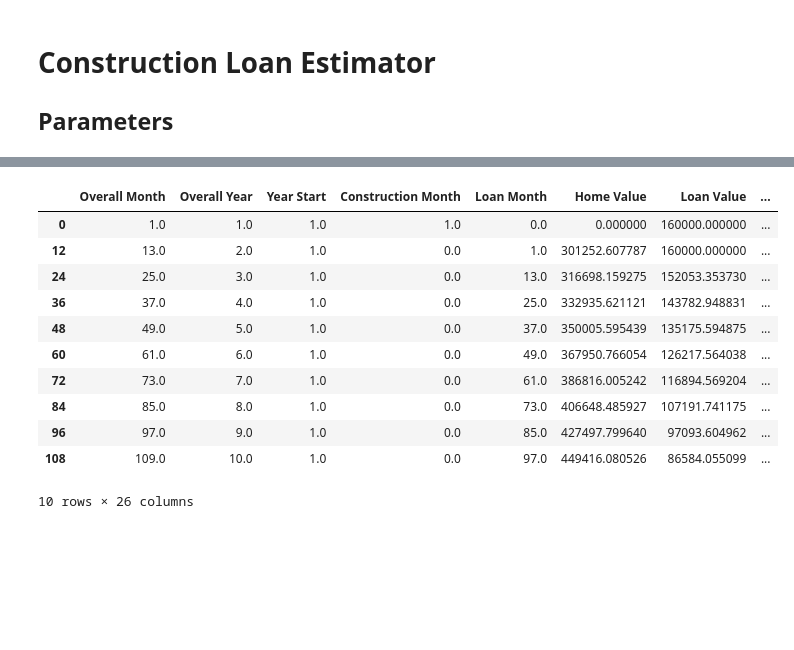
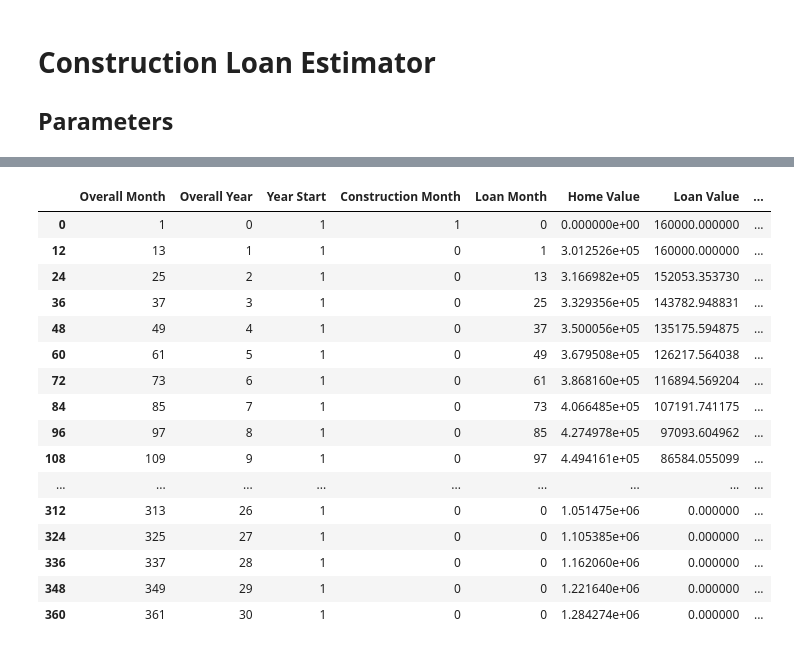
Before and after one commit to turnersale/construction_loan_estimator, a Jupyter notebook: construction_loan_notebook.ipynb, the cells around one changed output, grey strips where cells are left out. Saved outputs shown, nothing was run; the diff lists cells and outputs as text; code cells hidden in the pictures; blank space fills up the shorter version.

```diff
--- a/construction_loan_notebook.ipynb
+++ b/construction_loan_notebook.ipynb
@@ -3,6 +3,7 @@
 
 ## Parameters
 # %%
+# All imports
 import pandas as pd
 from bokeh.plotting import figure, show
 from bokeh.io import output_notebook
@@ -12,6 +13,8 @@ from pandas.tseries.offsets import DateOffset
 import numpy as np
 from math import e
 
+# Global options
+pd.set_option('display.max_columns', None)
 output_notebook()
 # %% [output]
 Loading BokehJS ...
@@ -41,28 +44,31 @@ loan_interest_rate = 0.04
 loan_rate_monthly = loan_interest_rate / 12
 investment_growth_rate = 0.06
 investment_growth_rate_monthly = investment_growth_rate / 12
+years_to_consider = 30
+months_to_consider = years_to_consider * 12
 # %%
 # Create blank table for monthly level data
 monthly_data = pd.DataFrame()
 
 # Create Period to offset the index by one, to indicate month and create periods
-monthly_data['Overall Month'] = range(1, loan_term_months + construction_term + 2)
-monthly_data['Overall Year'] = ((monthly_data['Overall Month'] - 1) // 12) + 1
+monthly_data['Overall Month'] = range(1, months_to_consider + 2)
+monthly_data['Overall Year'] = ((monthly_data['Overall Month'] - 1) // 12)
 monthly_data['Year Start'] = np.where((((monthly_data['Overall Month'] - 1) // 12) == (monthly_data['Overall Month'] - 1) / 12) | (monthly_data['Overall Month'] == 1), 1, 0)
 monthly_data['Construction Month'] = np.where(monthly_data['Overall Month'] <= construction_term, monthly_data['Overall Month'], 0)
-monthly_data['Loan Month'] = np.where(monthly_data['Overall Month'] > construction_term, monthly_data['Overall Month'] - construction_term, 0)
+monthly_data['Loan Month'] = np.where((monthly_data['Overall Month'] > construction_term) & (monthly_data['Overall Month'] < (construction_term + loan_term_months)), monthly_data['Overall Month'] - construction_term, 0)
 
 # Calculate home value
-monthly_data['Home Value'] = np.where(monthly_data['Overall Month'] <= construction_term, 0, completed_value * (e**(home_appreciation_month * (monthly_data['Loan Month']))))
+monthly_data['Home Value'] = np.where(monthly_data['Overall Month'] <= construction_term, 0, completed_value * (e**(home_appreciation_month * (monthly_data['Overall Month'] - construction_term))))
 
 # Calculate loan value
 monthly_data['Loan Value'] = np.where(monthly_data['Loan Month'] != 0, total_loan_amount * (((1 + loan_rate_monthly) ** (loan_term_months)) - ((1 + loan_rate_monthly)**(monthly_data['Loan Month'] - 1))) / ((1 + loan_rate_monthly)**(loan_term_months) - 1), total_loan_amount)
+monthly_data['Loan Value'] = np.where(monthly_data['Overall Month'] > (construction_term + loan_term_months), 0, monthly_data['Loan Value'])
 
 # Calculate disbursement payments in a linear fashion
 monthly_data['Construction Disbursements'] = np.where(monthly_data['Overall Month'] <= construction_term, total_loan_amount / construction_term, 0)
 
 # Calculate monthly payments
-monthly_data['Mortgage Payment'] = np.where(monthly_data['Overall Month'] > construction_term, total_loan_amount * (loan_rate_monthly * ((1 + loan_rate_monthly)**loan_term_months)) / ((1 + loan_rate_monthly)**loan_term_months - 1), 0)
+monthly_data['Mortgage Payment'] = np.where((monthly_data['Overall Month'] > construction_term) & (monthly_data['Overall Month'] < (construction_term + loan_term_months)), total_loan_amount * (loan_rate_monthly * ((1 + loan_rate_monthly)**loan_term_months)) / ((1 + loan_rate_monthly)**loan_term_months - 1), 0)
 
 # Calculate interest payment
 monthly_data['Interest Payment'] = np.where(monthly_data['Overall Month'] <= construction_term, monthly_data['Construction Disbursements'].cumsum() * loan_rate_monthly, monthly_data['Loan Value'] * loan_rate_monthly)
@@ -88,6 +94,7 @@ monthly_data['Cumulative Home Payments'] = monthly_data['Total Home Payments'].c
 monthly_data['Equity Ownership Proportion'] = 1- (monthly_data['Loan Value'] / total_loan_amount)
 monthly_data['Equity Value'] = monthly_data['Equity Ownership Proportion'] * monthly_data['Home Value']
 monthly_data['Equity Gain'] = monthly_data['Equity Value'] - monthly_data['Cumulative Home Payments']
+monthly_data['Gains upon Sale'] = monthly_data['Home Value'] - monthly_data['Cumulative Home Payments'] - monthly_data['Loan Value']
 
 # Calculate rent payments
 monthly_data['Rent Payments'] = initial_rent * (e**(rent_growth_rate_monthly * (monthly_data['Overall Month'] - 1)))
@@ -99,6 +106,6 @@ monthly_data['Rent Investment'] = down_payment * (e**(investment_growth_rate_mon
 # Calculate when intersection points
 monthly_data['Decision'] = np.where(monthly_data['Cumulative Rent Payments'] - monthly_data['Cumulative Home Payments'] > 0, 'Buy', 'Rent')
 
-monthly_data.head(24)
+monthly_data
 # %% [output]
 |  | Overall Month | Overall Year | Year Start | Construction Month | Loan Month | Home Value | Loan Value | ... |
@@ -122,20 +124,26 @@ monthly_data.head(24)
 # %%
 # Shrink set to year starts for simpler graphs
 year_data = monthly_data.loc[monthly_data['Year Start'] == 1]
-year_data.head(10)
+
+year_data
 # %% [output]
 |  | Overall Month | Overall Year | Year Start | Construction Month | Loan Month | Home Value | Loan Value | ... |
-| 0 | 1.0 | 1.0 | 1.0 | 1.0 | 0.0 | 0.000000 | 160000.000000 | ... |
-| 12 | 13.0 | 2.0 | 1.0 | 0.0 | 1.0 | 301252.607787 | 160000.000000 | ... |
-| 24 | 25.0 | 3.0 | 1.0 | 0.0 | 13.0 | 316698.159275 | 152053.353730 | ... |
-| 36 | 37.0 | 4.0 | 1.0 | 0.0 | 25.0 | 332935.621121 | 143782.948831 | ... |
-| 48 | 49.0 | 5.0 | 1.0 | 0.0 | 37.0 | 350005.595439 | 135175.594875 | ... |
-| 60 | 61.0 | 6.0 | 1.0 | 0.0 | 49.0 | 367950.766054 | 126217.564038 | ... |
-| 72 | 73.0 | 7.0 | 1.0 | 0.0 | 61.0 | 386816.005242 | 116894.569204 | ... |
-| 84 | 85.0 | 8.0 | 1.0 | 0.0 | 73.0 | 406648.485927 | 107191.741175 | ... |
-| 96 | 97.0 | 9.0 | 1.0 | 0.0 | 85.0 | 427497.799640 | 97093.604962 | ... |
-| 108 | 109.0 | 10.0 | 1.0 | 0.0 | 97.0 | 449416.080526 | 86584.055099 | ... |
+| 0 | 1 | 0 | 1 | 1 | 0 | 0.000000e+00 | 160000.000000 | ... |
+| 12 | 13 | 1 | 1 | 0 | 1 | 3.012526e+05 | 160000.000000 | ... |
+| 24 | 25 | 2 | 1 | 0 | 13 | 3.166982e+05 | 152053.353730 | ... |
+| 36 | 37 | 3 | 1 | 0 | 25 | 3.329356e+05 | 143782.948831 | ... |
+| 48 | 49 | 4 | 1 | 0 | 37 | 3.500056e+05 | 135175.594875 | ... |
+| 60 | 61 | 5 | 1 | 0 | 49 | 3.679508e+05 | 126217.564038 | ... |
+| 72 | 73 | 6 | 1 | 0 | 61 | 3.868160e+05 | 116894.569204 | ... |
+| 84 | 85 | 7 | 1 | 0 | 73 | 4.066485e+05 | 107191.741175 | ... |
+| 96 | 97 | 8 | 1 | 0 | 85 | 4.274978e+05 | 97093.604962 | ... |
+| 108 | 109 | 9 | 1 | 0 | 97 | 4.494161e+05 | 86584.055099 | ... |
+| ... | ... | ... | ... | ... | ... | ... | ... | ... |
+| 312 | 313 | 26 | 1 | 0 | 0 | 1.051475e+06 | 0.000000 | ... |
+| 324 | 325 | 27 | 1 | 0 | 0 | 1.105385e+06 | 0.000000 | ... |
+| 336 | 337 | 28 | 1 | 0 | 0 | 1.162060e+06 | 0.000000 | ... |
+| 348 | 349 | 29 | 1 | 0 | 0 | 1.221640e+06 | 0.000000 | ... |
+| 360 | 361 | 30 | 1 | 0 | 0 | 1.284274e+06 | 0.000000 | ... |
-10 rows × 26 columns
 # %%
 # Plot payment comparison
 payments = figure(title='Rent vs. Buy Cumulative Cost')
```
Also changed, not shown: parts of 3 cells of this notebook.
